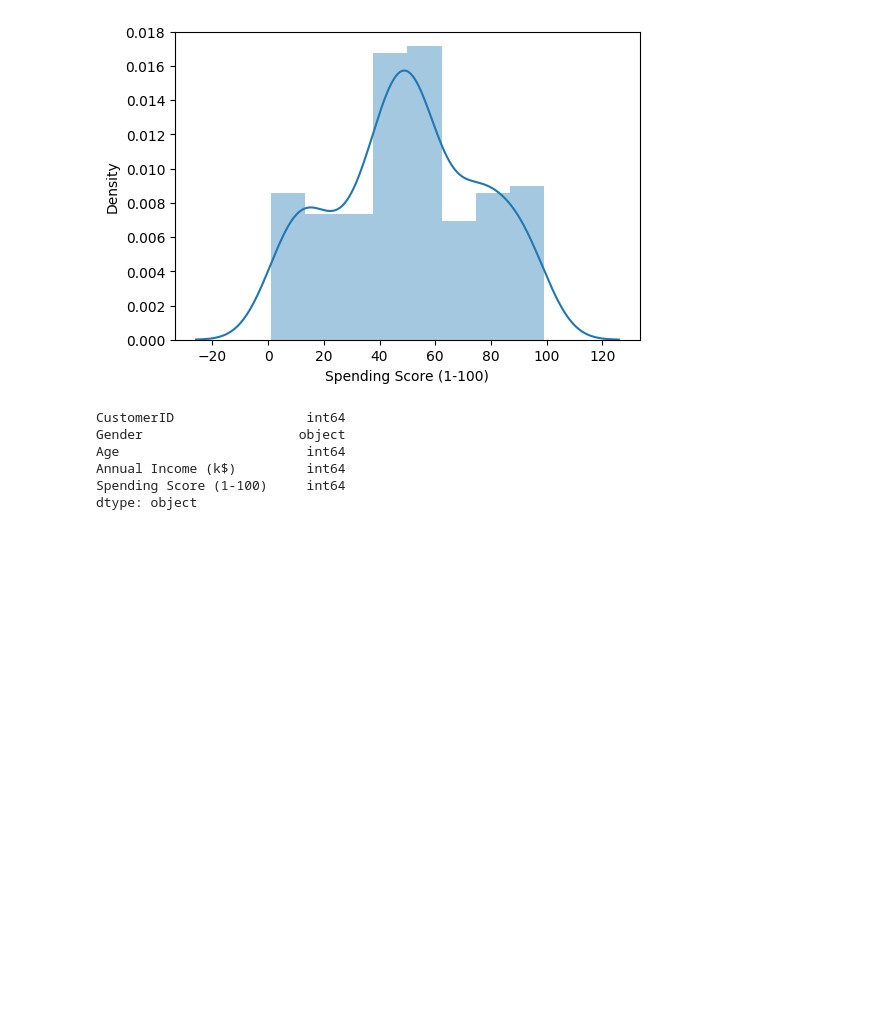
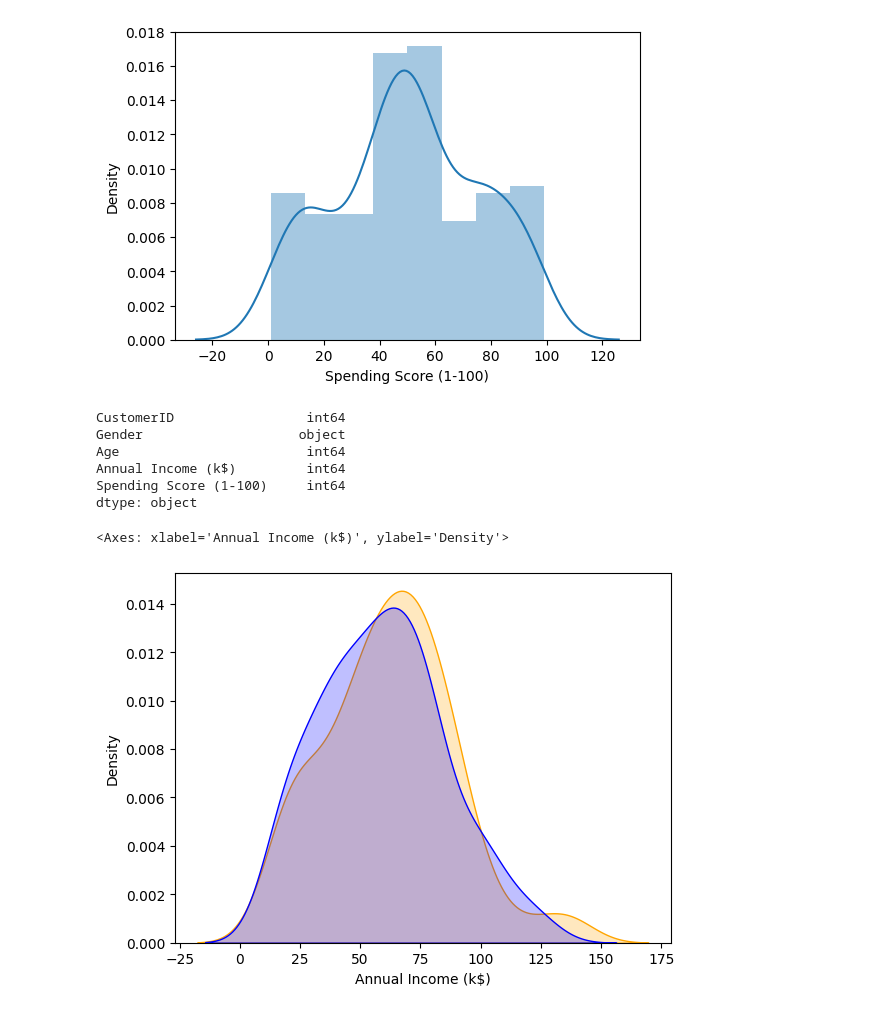
Before and after one commit to ElseFaisal/SegmentShoppingCustomers_MachineLearning, a Jupyter notebook: code.ipynb, the cells around one changed output. Saved outputs shown, nothing was run; the diff lists cells and outputs as text; code cells hidden in the pictures; blank space fills up the shorter version.

Commit message:
Complete coding and add the figure file

```diff
--- a/code.ipynb
+++ b/code.ipynb
@@ -54,3 +54,11 @@ Age                        int64
 Annual Income (k$)         int64
 Spending Score (1-100)     int64
 dtype: object
+# %%
+male = df[df['Gender']=='Male']
+female = df[df['Gender']=='Female']
+sns.kdeplot(male['Annual Income (k$)'],shade = True,color='orange')
+sns.kdeplot(female['Annual Income (k$)'],shade = True,color='blue')
+# %% [output]
+<Axes: xlabel='Annual Income (k$)', ylabel='Density'>
+[figure, added]
```
Also changed, not shown: parts of 35 cells of this notebook, 1 other file.
